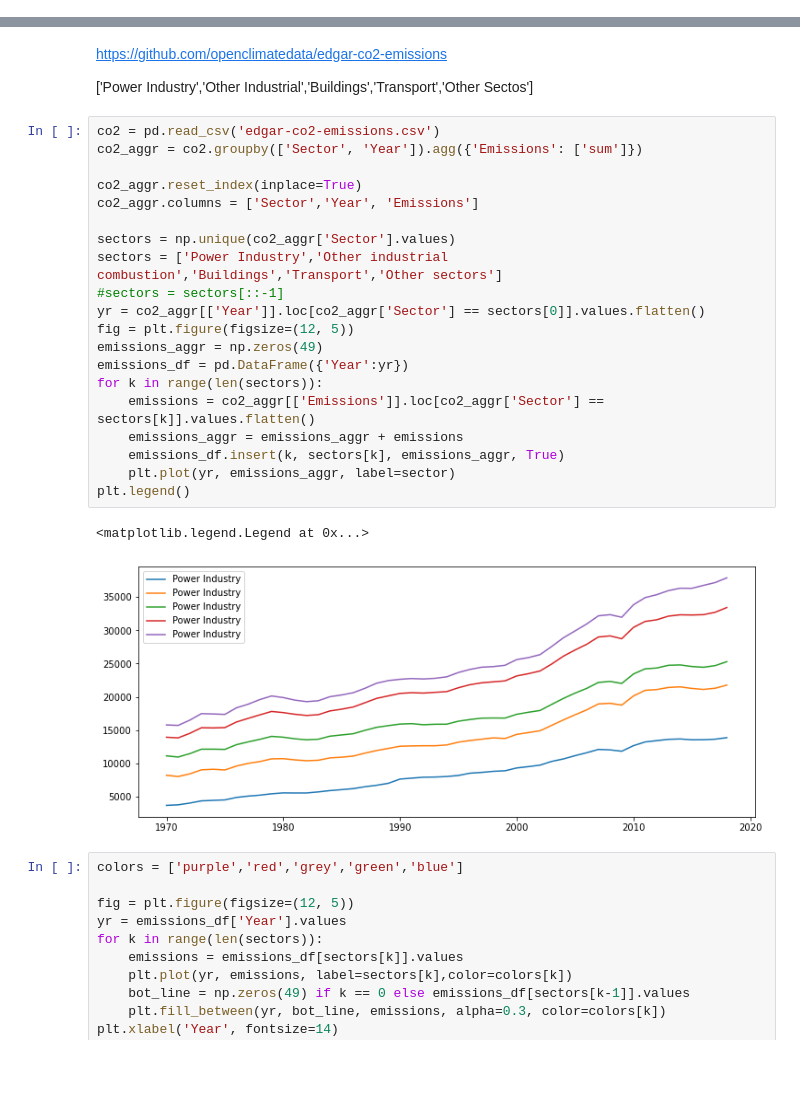
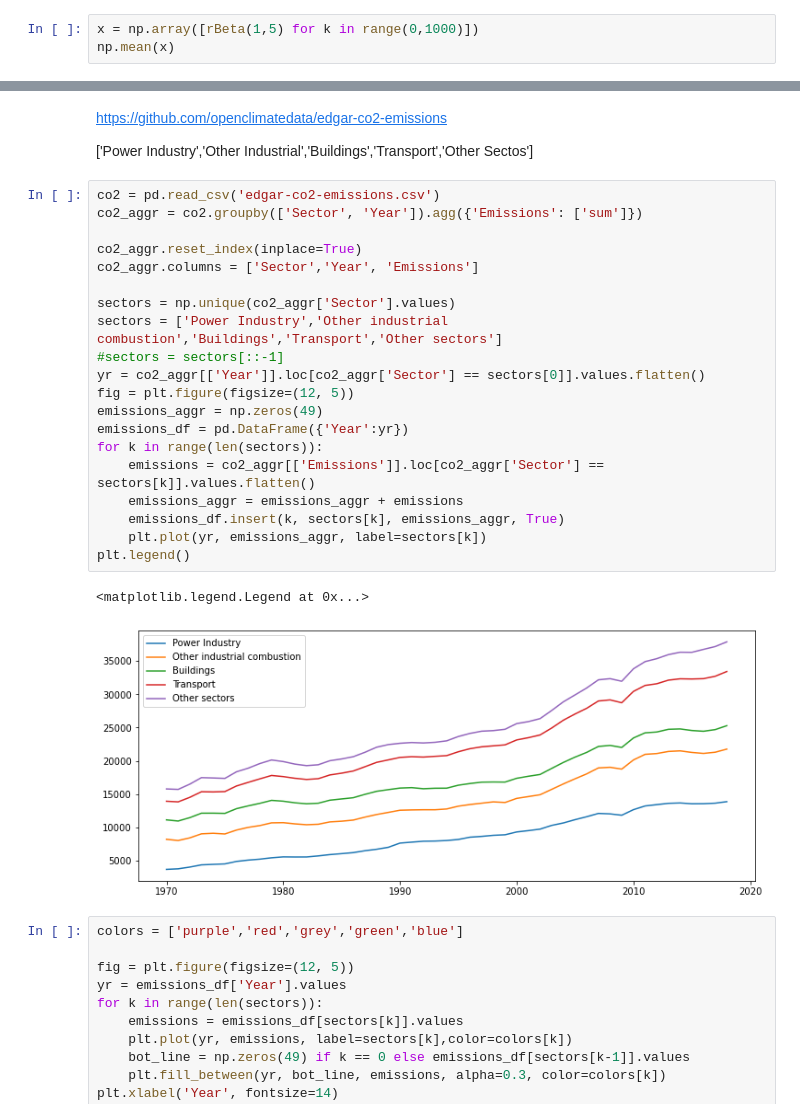
Before and after one commit to icmoore/syscoin-tex, a Jupyter notebook: carbon_renaissance/green_token_growth.ipynb, the cells around one changed output, grey strips where cells are left out. Drawn from its saved outputs; the diff is of its cells as text; blank space fills up the shorter version.

```diff
--- a/carbon_renaissance/green_token_growth.ipynb
+++ b/carbon_renaissance/green_token_growth.ipynb
@@ -5,3 +5,6 @@ https://rstudio-pubs-static.s3.amazonaws.com/136018_2d1e15ca17984bd79236b4964dfb
 https://python.quantecon.org/finite_markov.html
 https://arxiv.org/pdf/2001.07824.pdf
 http://old.math.ku.dk/noter/filer/stoknoter.pdf
+# %%
+x = np.array([rBeta(1,5) for k in range(0,1000)])
+np.mean(x)
@@ -131,26 +141,26 @@ https://github.com/openclimatedata/edgar-co2-emissions
 # %%
 co2 = pd.read_csv('edgar-co2-emissions.csv')
 co2_aggr = co2.groupby(['Sector', 'Year']).agg({'Emissions': ['sum']})
 
 co2_aggr.reset_index(inplace=True)
 co2_aggr.columns = ['Sector','Year', 'Emissions']
 
 sectors = np.unique(co2_aggr['Sector'].values)
 sectors = ['Power Industry','Other industrial combustion','Buildings','Transport','Other sectors']
 #sectors = sectors[::-1]
 yr = co2_aggr[['Year']].loc[co2_aggr['Sector'] == sectors[0]].values.flatten()
 fig = plt.figure(figsize=(12, 5))
 emissions_aggr = np.zeros(49)
 emissions_df = pd.DataFrame({'Year':yr})
 for k in range(len(sectors)):
     emissions = co2_aggr[['Emissions']].loc[co2_aggr['Sector'] == sectors[k]].values.flatten()
     emissions_aggr = emissions_aggr + emissions
     emissions_df.insert(k, sectors[k], emissions_aggr, True)
-    plt.plot(yr, emissions_aggr, label=sector)
+    plt.plot(yr, emissions_aggr, label=sectors[k])
 plt.legend()
 # %% [output]
 <matplotlib.legend.Legend at 0x...>
-[figure, old version]
+[figure, new version]
 # %%
 colors = ['purple','red','grey','green','blue']
 
```
Also changed, not shown: parts of 9 cells of this notebook, 11 other files.
